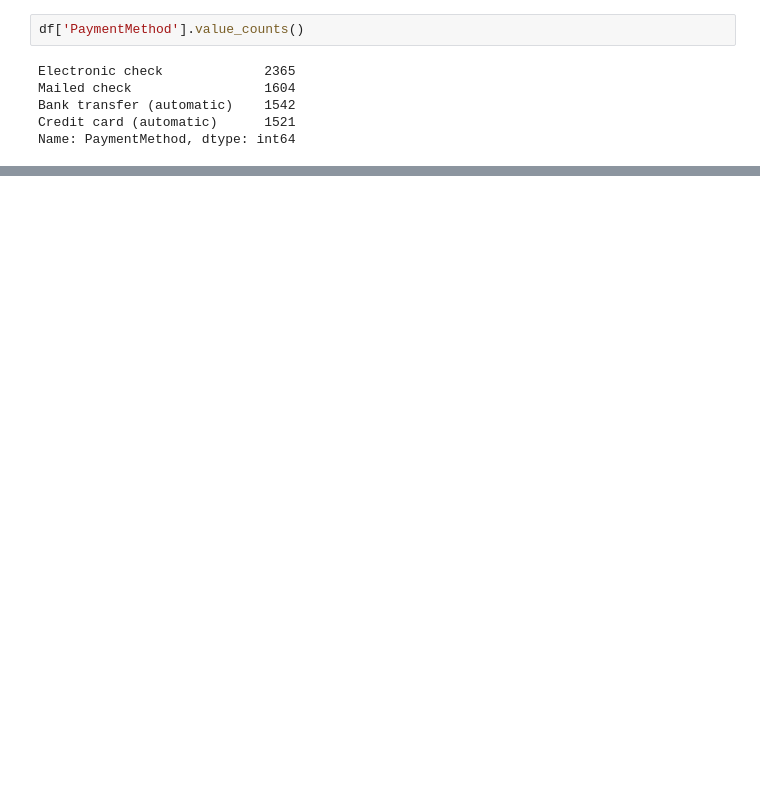
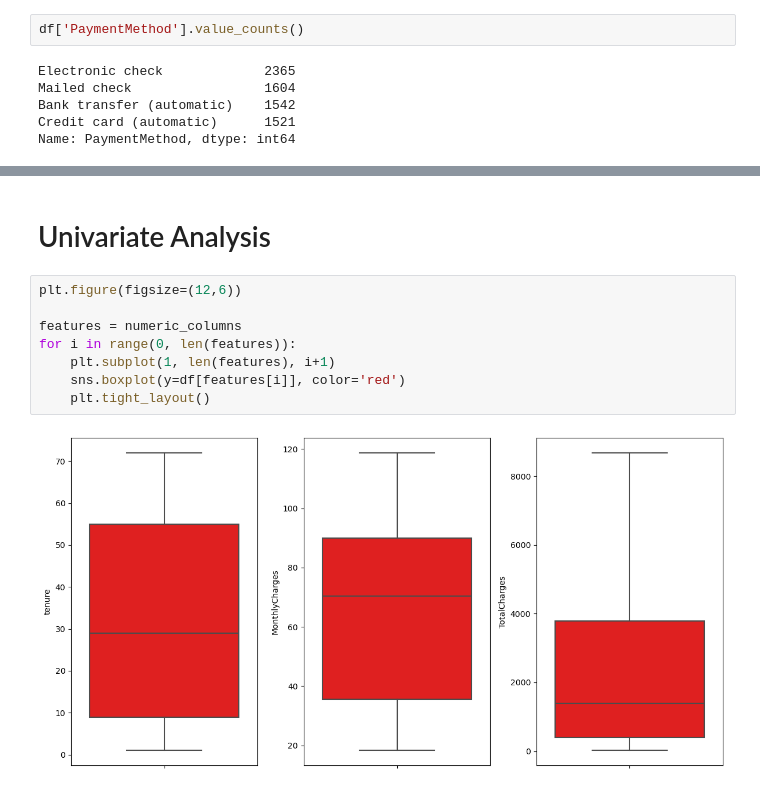
Before and after one commit to darsh996/Customer_Churn_Project, a Jupyter notebook: telcocustomerchurn.ipynb, the cells around one changed output, grey strips where cells are left out. Drawn from its saved outputs; the diff is of its cells as text; blank space fills up the shorter version.

```diff
--- a/telcocustomerchurn.ipynb
+++ b/telcocustomerchurn.ipynb
@@ -192,0 +289,12 @@ Name: PaymentMethod, dtype: int64
+# %% [markdown]
+# Univariate Analysis
+# %%
+plt.figure(figsize=(12,6))
+
+features = numeric_columns
+for i in range(0, len(features)):
+    plt.subplot(1, len(features), i+1)
+    sns.boxplot(y=df[features[i]], color='red')
+    plt.tight_layout()
+# %% [output]
+[figure, added]
```
Also changed, not shown: parts of 46 cells of this notebook.
